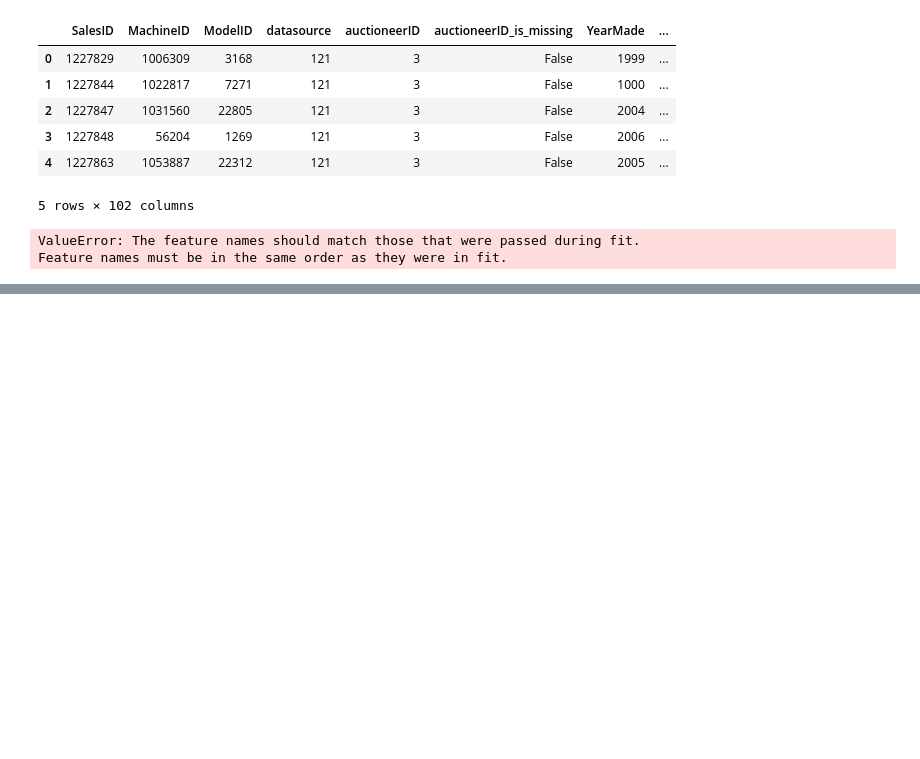
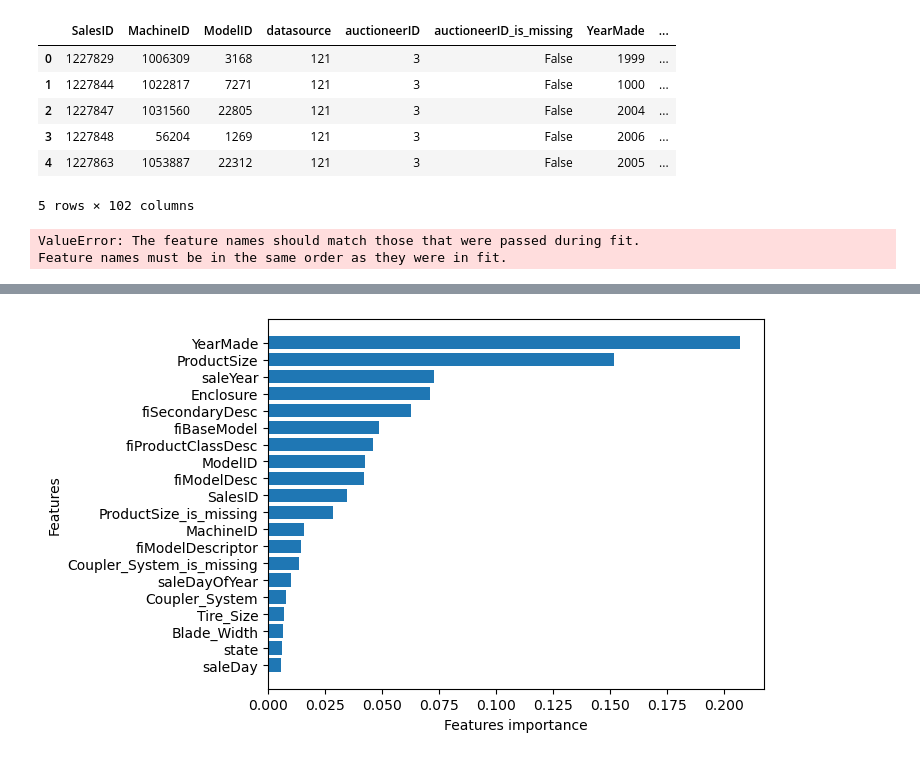
Before and after one commit to Md-Aziz-Developer/buildozer-price-prediction-project, a Jupyter notebook: end-to-end-bulldozer-price-regression.ipynb, the cells around one changed output, grey strips where cells are left out. Cells and saved outputs as stored; diff of their text form; code cells hidden in the pictures; blank space fills up the shorter version.

```diff
--- a/end-to-end-bulldozer-price-regression.ipynb
+++ b/end-to-end-bulldozer-price-regression.ipynb
@@ -1229,0 +1296,18 @@ Feature names must be in the same order as they were in fit.
+# %%
+# Helper function for poltting feature importance
+def plot_featurres(columns,importance,n=20):
+    df=(pd.DataFrame({"features":columns,
+                     "feature_importances":importance})
+       .sort_values("feature_importances",ascending=False)
+       .reset_index(drop=True))
+
+    # Plot the dataframe
+    fig,ax=plt.subplots()
+    ax.barh(df["features"][:n],df['feature_importances'][:n])
+    ax.set_ylabel("Features")
+    ax.set_xlabel("Features importance")
+    ax.invert_yaxis()
+# %%
+plot_featurres(X_train.columns,ideal_model.feature_importances_)
+# %% [output]
+[figure, added]
```
Also changed, not shown: parts of 11 cells of this notebook.
